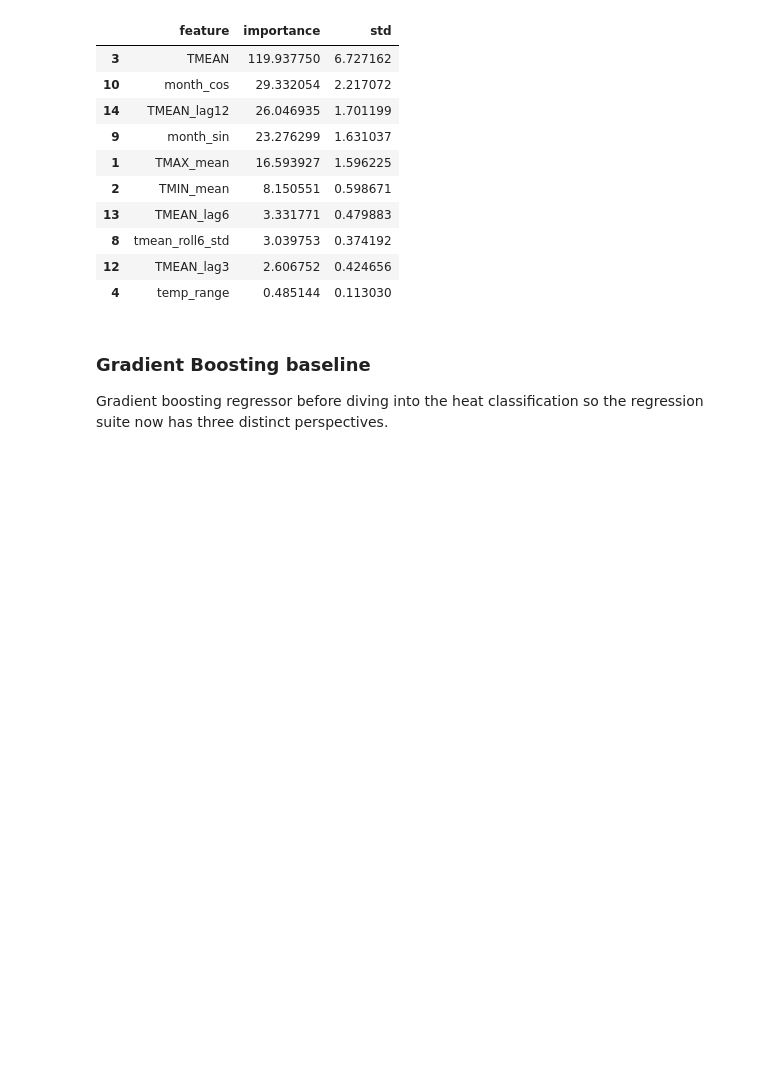
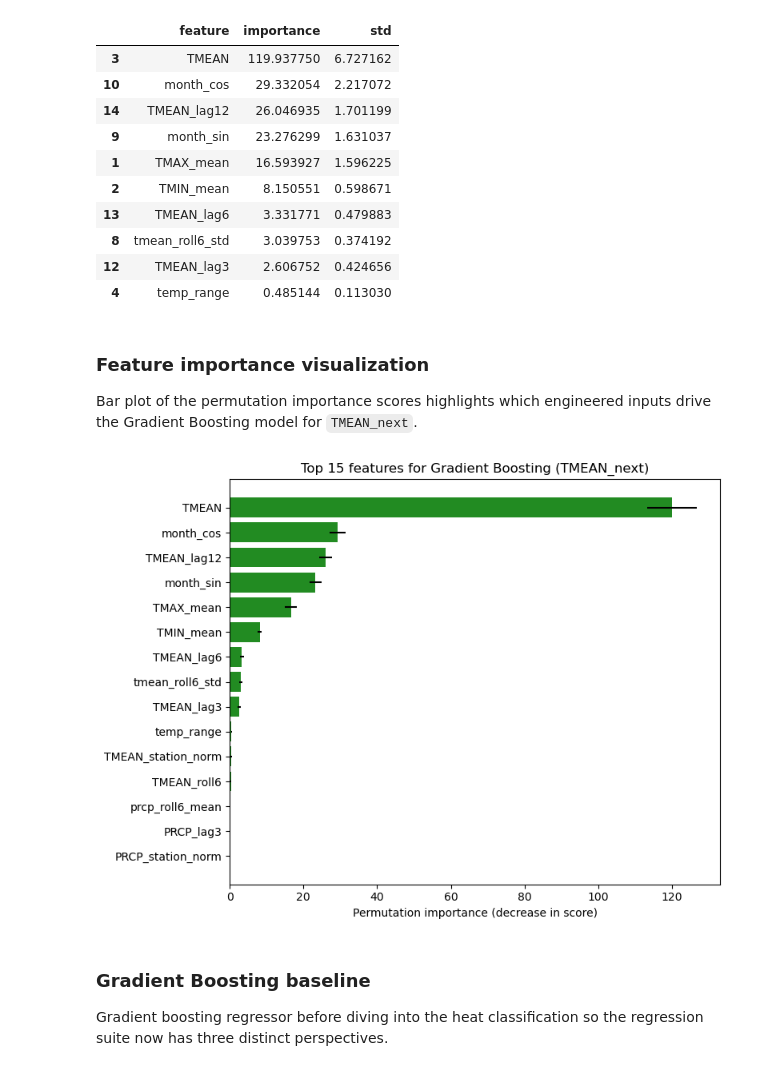
Before and after one commit to hailing24/5500-final-project, a Jupyter notebook: notebooks/modeling.ipynb, the cells around one changed output. Cells and saved outputs as stored; diff of their text form; code cells hidden in the pictures; blank space fills up the shorter version.

```diff
--- a/notebooks/modeling.ipynb
+++ b/notebooks/modeling.ipynb
@@ -430,6 +488,21 @@ perm_df.head(10)
 | 8 | tmean_roll6_std | 3.039753 | 0.374192 |
 | 12 | TMEAN_lag3 | 2.606752 | 0.424656 |
 | 4 | temp_range | 0.485144 | 0.113030 |
+# %% [markdown]
+### Feature importance visualization
+
+Bar plot of the permutation importance scores highlights which engineered inputs drive the Gradient Boosting model for `TMEAN_next`.
+# %%
+import matplotlib.pyplot as plt
+top_features = perm_df.head(15).iloc[::-1]
+fig, ax = plt.subplots(figsize=(8, 6))
+ax.barh(top_features['feature'], top_features['importance'], xerr=top_features['std'], color='forestgreen')
+ax.set_xlabel('Permutation importance (decrease in score)')
+ax.set_title('Top 15 features for Gradient Boosting (TMEAN_next)')
+plt.tight_layout()
+plt.show()
+# %% [output]
+[figure, added]
 # %% [markdown]
 ### Gradient Boosting baseline
 Gradient boosting regressor before diving into the heat classification so the regression suite now has three distinct perspectives.
```
Also changed, not shown: parts of 19 cells of this notebook, 33 other files.
